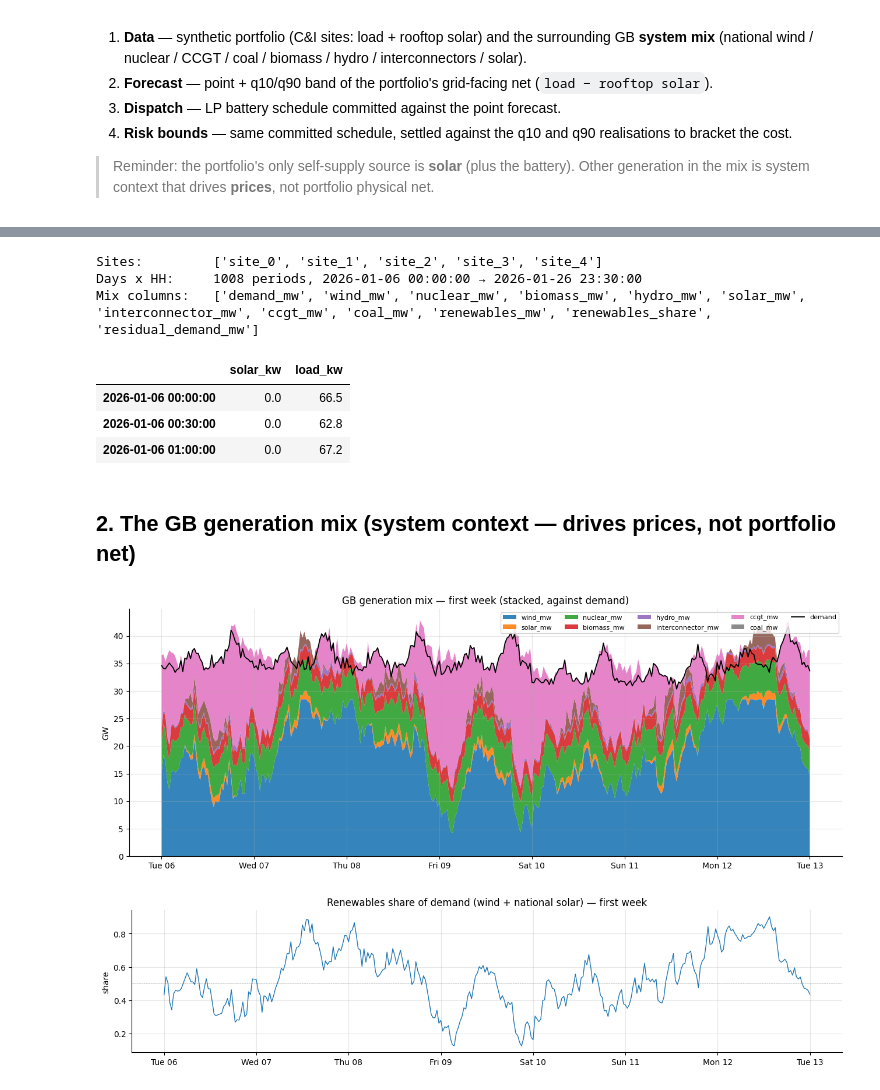
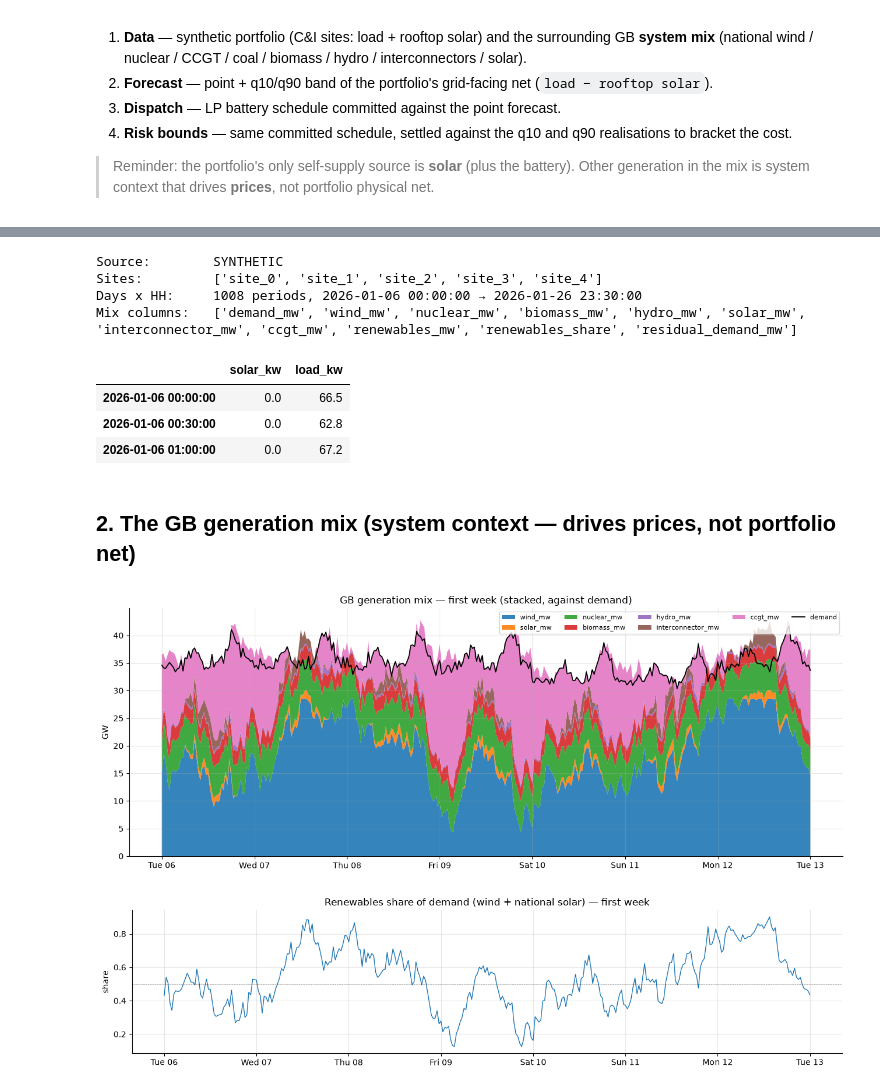
Before and after one commit to tlc91/energy-portfolio-optimisation, a Jupyter notebook: explore.ipynb, the cells around one changed output, grey strips where cells are left out. Cells and saved outputs as stored; diff of their text form; code cells hidden in the pictures.

```diff
--- a/explore.ipynb
+++ b/explore.ipynb
@@ -27,14 +29,28 @@ plt.rcParams.update({
 # %%
-p = data.build_portfolio(n_sites=5, days=21, seed=0)
+# ── Data source toggle ───────────────────────────────────────────────────────
+# False -> synthetic (runs anywhere). True -> REAL GB mix + prices from public
+# Elexon datasets over [DATE_FROM, DATE_TO] (run LOCALLY; the sandbox can't reach
+# Elexon). Use >= ~3 weeks so the forecaster has lag features + a holdout.
+USE_REAL_DATA = False
+DATE_FROM, DATE_TO = "2025-01-06", "2025-01-27"   # YYYY-MM-DD, only used if real
+
+if USE_REAL_DATA:
+    p = data.build_portfolio(n_sites=5, seed=0, real=True,
+                             date_from=DATE_FROM, date_to=DATE_TO)
+else:
+    p = data.build_portfolio(n_sites=5, days=21, seed=0)
+
+print("Source:       ", "REAL (Elexon)" if USE_REAL_DATA else "SYNTHETIC")
 print("Sites:        ", list(p["sites"].keys()))
 print("Days x HH:    ", len(p["index"]), "periods,",
       p["index"][0], "→", p["index"][-1])
 print("Mix columns:  ", list(p["mix"].columns))
 p["sites"]["site_0"].head(3).round(1)
 # %% [output]
+Source:        SYNTHETIC
 Sites:         ['site_0', 'site_1', 'site_2', 'site_3', 'site_4']
 Days x HH:     1008 periods, 2026-01-06 00:00:00 → 2026-01-26 23:30:00
-Mix columns:   ['demand_mw', 'wind_mw', 'nuclear_mw', 'biomass_mw', 'hydro_mw', 'solar_mw', 'interconnector_mw', 'ccgt_mw', 'coal_mw', 'renewables_mw', 'renewables_share', 'residual_demand_mw']
+Mix columns:   ['demand_mw', 'wind_mw', 'nuclear_mw', 'biomass_mw', 'hydro_mw', 'solar_mw', 'interconnector_mw', 'ccgt_mw', 'renewables_mw', 'renewables_share', 'residual_demand_mw']
 |  | solar_kw | load_kw |
 | 2026-01-06 00:00:00 | 0.0 | 66.5 |
 | 2026-01-06 00:30:00 | 0.0 | 62.8 |
@@ -44,20 +60,20 @@ Mix columns:   ['demand_mw', 'wind_mw', 'nuclear_mw', 'biomass_mw', 'hydro_mw',
 # %%
 mix = p["mix"]
 fuels = ["wind_mw", "solar_mw", "nuclear_mw", "biomass_mw", "hydro_mw",
-         "interconnector_mw", "ccgt_mw", "coal_mw"]
+         "interconnector_mw", "ccgt_mw"]   # GB coal-free since 30 Sep 2024
 window = slice(mix.index[0], mix.index[0] + pd.Timedelta(days=7))
 m_gw = mix.loc[window, fuels].clip(lower=0) / 1000  # MW → GW
 
 fig, ax = plt.subplots(figsize=(13, 5))
 ax.stackplot(m_gw.index, m_gw.T.values, labels=fuels, alpha=0.9)
 ax.plot(mix.loc[window].index, mix.loc[window, "demand_mw"] / 1000,
         color="k", lw=1.3, label="demand")
 ax.set(ylabel="GW", title="GB generation mix — first week (stacked, against demand)")
 ax.legend(loc="upper right", ncol=5, fontsize=8)
 ax.xaxis.set_major_formatter(mdates.DateFormatter("%a %d"))
 plt.tight_layout(); plt.show()
 # %% [output]
-[figure, old version]
+[figure, new version]
 # %%
 fig, ax = plt.subplots(figsize=(13, 3.2))
 ax.plot(mix.loc[window].index, mix.loc[window, "renewables_share"], lw=1)
```
Also changed, not shown: parts of 9 cells of this notebook, 5 other files.
